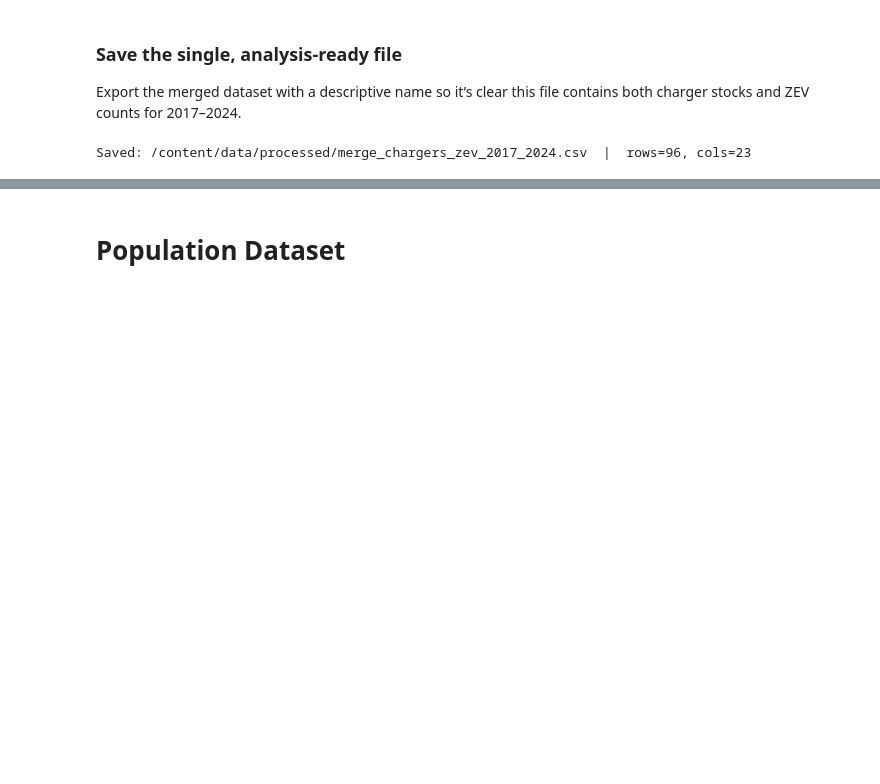
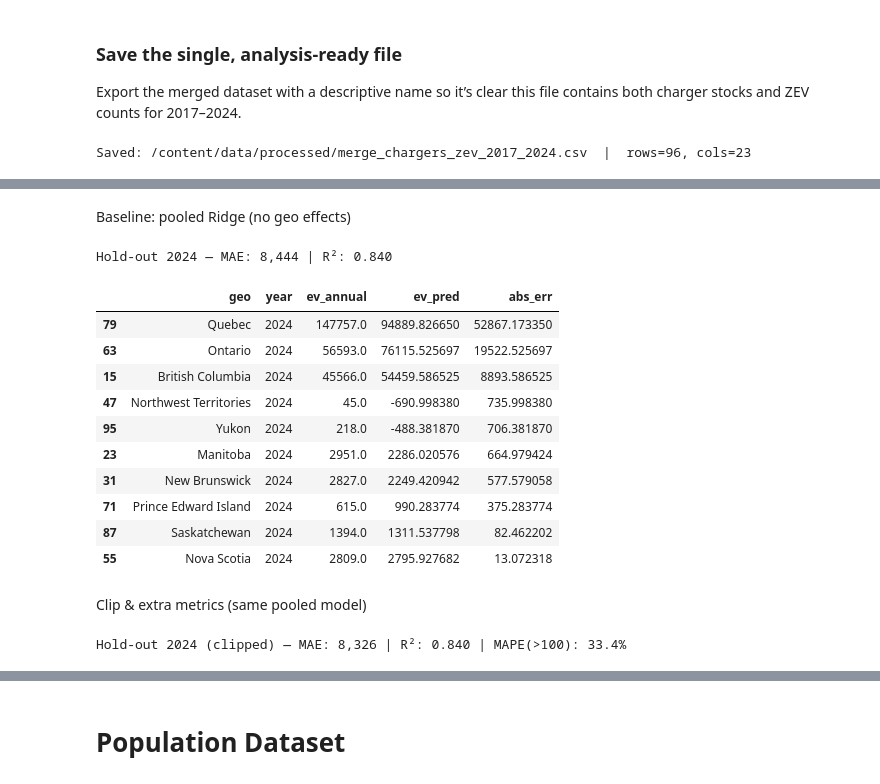
Before and after one commit to sarvenaz-vsl/Electrical-Vehicle-Adoption-Canada, a Jupyter notebook: Electrical_Vehicle_Adoption_Canada.ipynb, the cells around one changed output, grey strips where cells are left out. Drawn from its saved outputs; the diff is of its cells as text; code cells hidden in the pictures; blank space fills up the shorter version.

```diff
--- a/Electrical_Vehicle_Adoption_Canada.ipynb
+++ b/Electrical_Vehicle_Adoption_Canada.ipynb
@@ -1220,0 +1267,56 @@ Saved: /content/data/processed/merge_chargers_zev_2017_2024.csv  |  rows=96, col
+# %% [markdown]
+Baseline: pooled Ridge (no geo effects)
+# %%
+# Missing values policy: zeros keep rows instead of dropping small provinces.
+fill_map = {"t":0.0, "chargers_ports":0.0, "fast_share":0.0, "ev_lag1":0.0}
+
+X_tr = train[X_cols].fillna(fill_map)
+y_tr = train["ev_annual"].values
+
+X_te = test[X_cols].fillna(fill_map)
+y_te = test["ev_annual"].values
+
+model_pool = Ridge(alpha=1.0, random_state=0).fit(X_tr, y_tr)
+pred_pool  = model_pool.predict(X_te)
+
+mae = mean_absolute_error(y_te, pred_pool)
+r2  = r2_score(y_te, pred_pool)
+print(f"Hold-out 2024 — MAE: {mae:,.0f} | R²: {r2:0.3f}")
+
+# A tidy view of the biggest misses
+test_out = test[["geo","year","ev_annual"]].copy()
+test_out["ev_pred"] = pred_pool
+test_out["abs_err"] = (test_out["ev_annual"] - test_out["ev_pred"]).abs()
+display(test_out.sort_values("abs_err", ascending=False).head(12))
+# %% [output]
+Hold-out 2024 — MAE: 8,444 | R²: 0.840
+|  | geo | year | ev_annual | ev_pred | abs_err |
+| 79 | Quebec | 2024 | 147757.0 | 94889.826650 | 52867.173350 |
+| 63 | Ontario | 2024 | 56593.0 | 76115.525697 | 19522.525697 |
+| 15 | British Columbia | 2024 | 45566.0 | 54459.586525 | 8893.586525 |
+| 47 | Northwest Territories | 2024 | 45.0 | -690.998380 | 735.998380 |
+| 95 | Yukon | 2024 | 218.0 | -488.381870 | 706.381870 |
+| 23 | Manitoba | 2024 | 2951.0 | 2286.020576 | 664.979424 |
+| 31 | New Brunswick | 2024 | 2827.0 | 2249.420942 | 577.579058 |
+| 71 | Prince Edward Island | 2024 | 615.0 | 990.283774 | 375.283774 |
+| 87 | Saskatchewan | 2024 | 1394.0 | 1311.537798 | 82.462202 |
+| 55 | Nova Scotia | 2024 | 2809.0 | 2795.927682 | 13.072318 |
+# %% [markdown]
+Clip & extra metrics (same pooled model)
+# %%
+# Clip negatives to zero (EVs can’t be < 0); compute friendly metrics.
+
+test_out["ev_pred_clipped"] = np.clip(test_out["ev_pred"], 0, None)
+
+y_true = test_out["ev_annual"].values
+y_pred = test_out["ev_pred_clipped"].values
+
+mae = np.mean(np.abs(y_true - y_pred))
+r2  = r2_score(y_true, y_pred)
+
+mask = y_true > 100   # ignore tiny provinces for % error
+mape = (np.abs(y_true[mask] - y_pred[mask]) / y_true[mask]).mean() * 100
+
+print(f"Hold-out 2024 (clipped) — MAE: {mae:,.0f} | R²: {r2:0.3f} | MAPE(>100): {mape:0.1f}%")
+# %% [output]
+Hold-out 2024 (clipped) — MAE: 8,326 | R²: 0.840 | MAPE(>100): 33.4%
```
Also changed, not shown: parts of 40 cells of this notebook.
